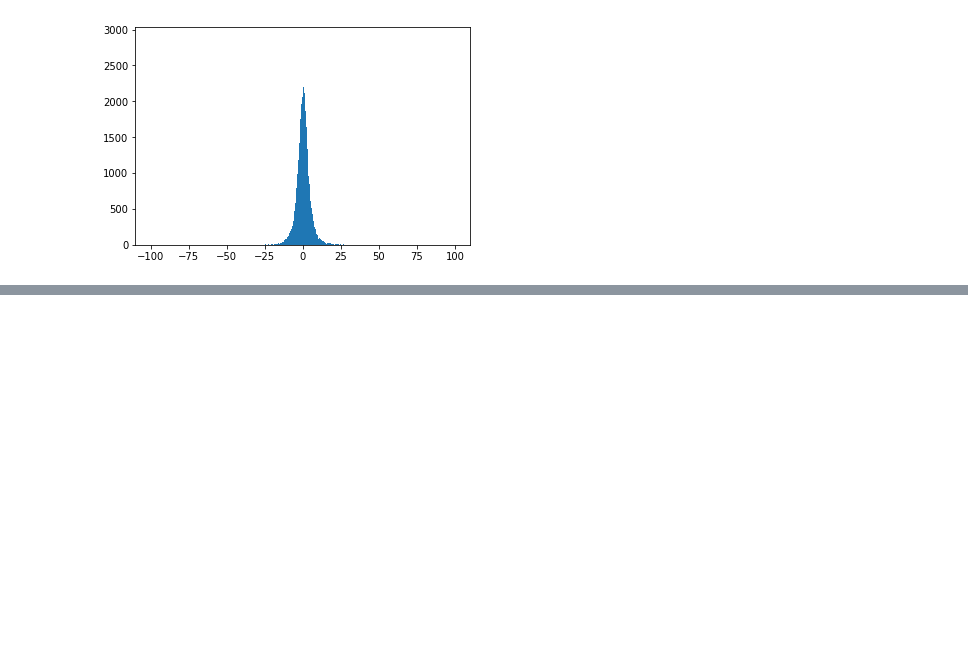
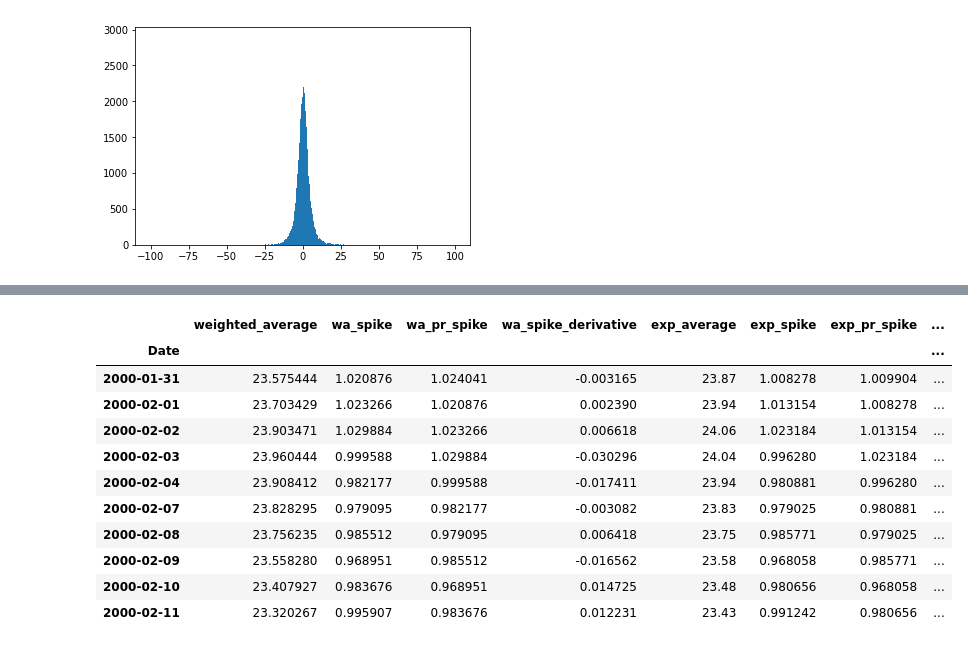
Before and after one commit to edouardcuny/quant, a Jupyter notebook: Carmela/playing.ipynb, the cells around one changed output, grey strips where cells are left out. Cells and saved outputs as stored; diff of their text form; code cells hidden in the pictures; blank space fills up the shorter version.

```diff
--- a/Carmela/playing.ipynb
+++ b/Carmela/playing.ipynb
@@ -154,0 +154,15 @@ GLE
+# %%
+GLE.iloc[20:30,-9:]
+# %% [output]
+|  | weighted_average | wa_spike | wa_pr_spike | wa_spike_derivative | exp_average | exp_spike | exp_pr_spike | ... |
+| Date |  |  |  |  |  |  |  | ... |
+| 2000-01-31 | 23.575444 | 1.020876 | 1.024041 | -0.003165 | 23.87 | 1.008278 | 1.009904 | ... |
+| 2000-02-01 | 23.703429 | 1.023266 | 1.020876 | 0.002390 | 23.94 | 1.013154 | 1.008278 | ... |
+| 2000-02-02 | 23.903471 | 1.029884 | 1.023266 | 0.006618 | 24.06 | 1.023184 | 1.013154 | ... |
+| 2000-02-03 | 23.960444 | 0.999588 | 1.029884 | -0.030296 | 24.04 | 0.996280 | 1.023184 | ... |
+| 2000-02-04 | 23.908412 | 0.982177 | 0.999588 | -0.017411 | 23.94 | 0.980881 | 0.996280 | ... |
+| 2000-02-07 | 23.828295 | 0.979095 | 0.982177 | -0.003082 | 23.83 | 0.979025 | 0.980881 | ... |
+| 2000-02-08 | 23.756235 | 0.985512 | 0.979095 | 0.006418 | 23.75 | 0.985771 | 0.979025 | ... |
+| 2000-02-09 | 23.558280 | 0.968951 | 0.985512 | -0.016562 | 23.58 | 0.968058 | 0.985771 | ... |
+| 2000-02-10 | 23.407927 | 0.983676 | 0.968951 | 0.014725 | 23.48 | 0.980656 | 0.968058 | ... |
+| 2000-02-11 | 23.320267 | 0.995907 | 0.983676 | 0.012231 | 23.43 | 0.991242 | 0.980656 | ... |
```
Also changed, not shown: parts of 4 cells of this notebook, 3 other files.
